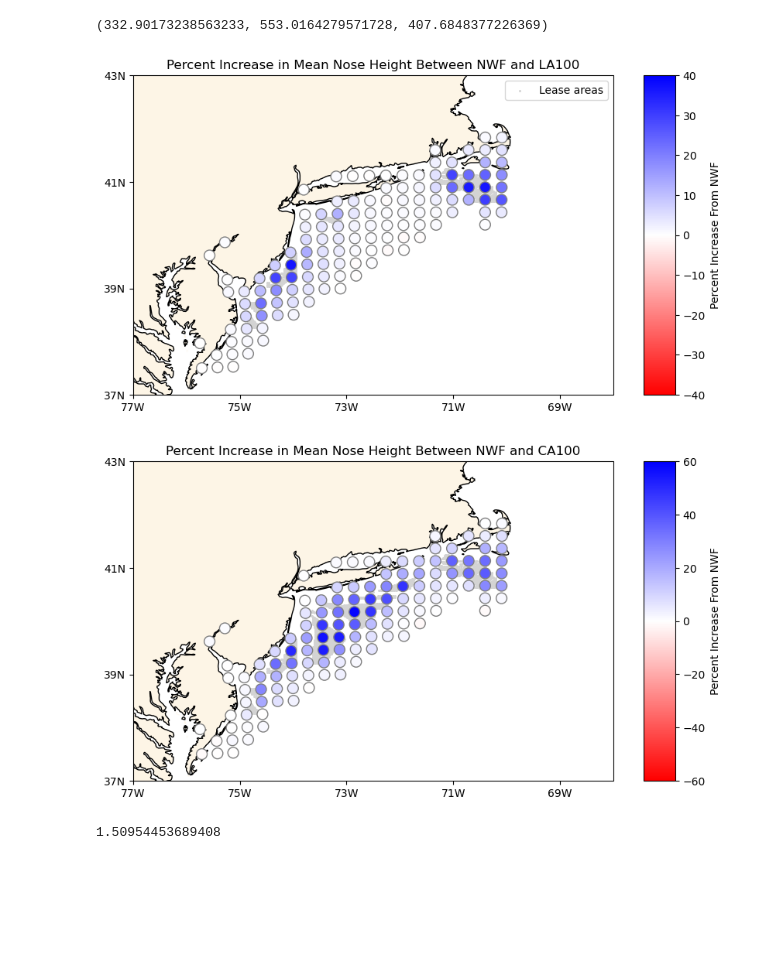
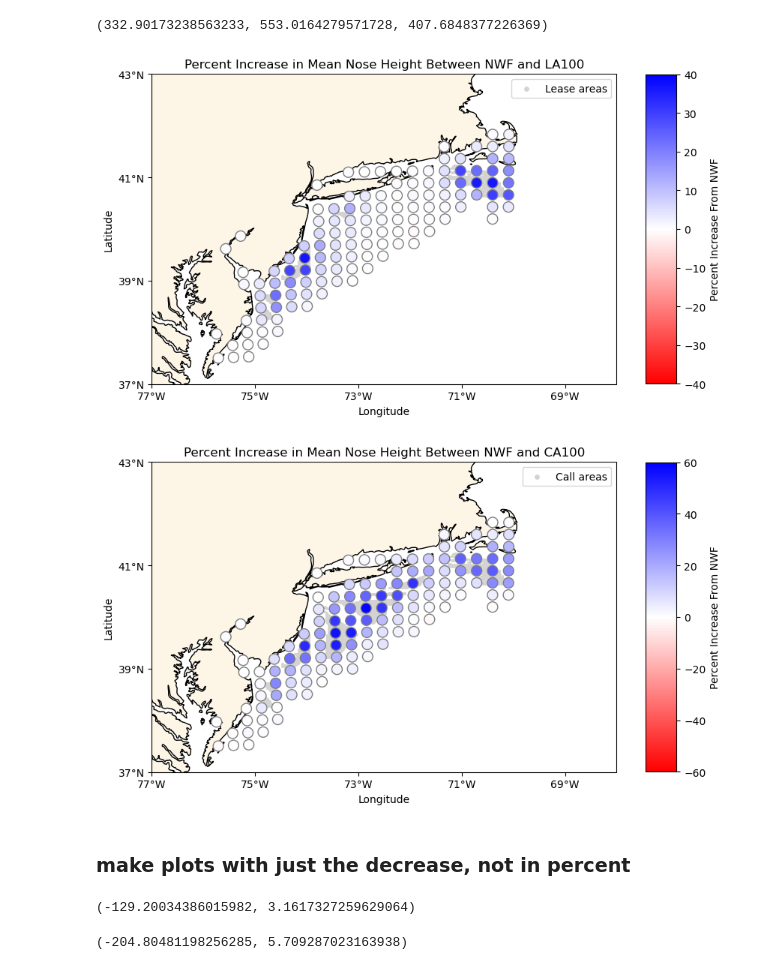
Before and after one commit to doqhne/offshore_wind_research, a Jupyter notebook: detection2/LLJ_files/bubble_plots.ipynb, the cells around one changed output. Drawn from its saved outputs; the diff is of its cells as text; code cells hidden in the pictures; blank space fills up the shorter version.

Commit message:
updated bubble plots

```diff
--- a/detection2/LLJ_files/bubble_plots.ipynb
+++ b/detection2/LLJ_files/bubble_plots.ipynb
@@ -26,0 +68,6 @@ points = points.sort_values(by='1')
+# %%
+counts_nwf = []
+for f in LLJ_files_nwf:
+    # open the file
+    loc = pd.read_csv(f)
+    counts_nwf.append(len(loc.dropna()))
@@ -248,8 +361,11 @@ plt.title('Percent Increase in Mean Nose Height Between NWF and LA100')
 ax.set_xticks(np.arange(-77, -68, 2), crs=ccrs.PlateCarree())
 ax.set_yticks(np.arange(37, 44, 2), crs=ccrs.PlateCarree())
 
-lon_formatter = LongitudeFormatter(degree_symbol='')
-lat_formatter = LatitudeFormatter(degree_symbol='')
+lon_formatter = LongitudeFormatter()
+lat_formatter = LatitudeFormatter()
+
+plt.xlabel('Longitude')
+plt.ylabel('Latitude')
 
 ax.xaxis.set_major_formatter(lon_formatter)
 ax.yaxis.set_major_formatter(lat_formatter)
@@ -266,42 +382,53 @@ ax.scatter(lease_area_locs[1], lease_area_locs[0], s=5, c='lightgrey', marker='.
 
 plt.colorbar(m, shrink=0.67, aspect=10, label='Percent Increase From NWF')
 
-ax.legend()
+lgnd = ax.legend()
+
+lgnd.legend_handles[0]._sizes = [60]
 
 fig.savefig('la100_nhmap2.png', bbox_inches='tight')
 # %% [output]
-[figure, old version]
+[figure, new version]
 # %%
 # VERSION WITH NO SIZING, JUST COLORS
 fig = plt.figure(figsize=(10,8))
 projection = ccrs.PlateCarree()
 ax = plt.axes(projection=projection, extent=[-76, -68, 37.5, 42.7])
 
 ax.coastlines(edgecolor='grey')
 ax.add_feature(cfeature.LAND, facecolor='oldlace')
 
 plt.title('Percent Increase in Mean Nose Height Between NWF and CA100')
 ax.set_xticks(np.arange(-77, -68, 2), crs=ccrs.PlateCarree())
 ax.set_yticks(np.arange(37, 44, 2), crs=ccrs.PlateCarree())
 
-lon_formatter = LongitudeFormatter(degree_symbol='')
-lat_formatter = LatitudeFormatter(degree_symbol='')
+lon_formatter = LongitudeFormatter()
+lat_formatter = LatitudeFormatter()
+
+plt.xlabel('Longitude')
+plt.ylabel('Latitude')
 
 ax.xaxis.set_major_formatter(lon_formatter)
 ax.yaxis.set_major_formatter(lat_formatter)
 
 m = ax.scatter(points['0'], points['1'],
                s=100,
                c=cadiff*-1,
                cmap=matplotlib.cm.bwr.reversed(),
                zorder=10,
                vmin=-60, vmax=60,
                edgecolor='grey')
 
 ax.scatter(call_area_locs[1], call_area_locs[0], s=5, c='lightgrey', marker='.', zorder=0, label="Call areas")
 
 plt.colorbar(m, shrink=0.67, aspect=10, label='Percent Increase From NWF')
 
+lgnd = ax.legend()
+
+lgnd.legend_handles[0]._sizes = [60]
+
 fig.savefig('ca100_nhmap2.png', bbox_inches='tight')
 # %% [output]
-[figure, old version]
+[figure, new version]
+# %% [markdown]
+### make plots with just the decrease, not in percent
@@ -308,4 +438,8 @@ fig.savefig('ca100_nhmap2.png', bbox_inches='tight')
+# %%
+ladiff.min(), ladiff.max()
+# %% [output]
+(-129.20034386015982, 3.1617327259629064)
 # %%
-cadiff.max()
+cadiff.min(), cadiff.max()
 # %% [output]
-1.50954453689408
+(-204.80481198256285, 5.709287023163938)
```
Also changed, not shown: parts of 25 cells of this notebook.
